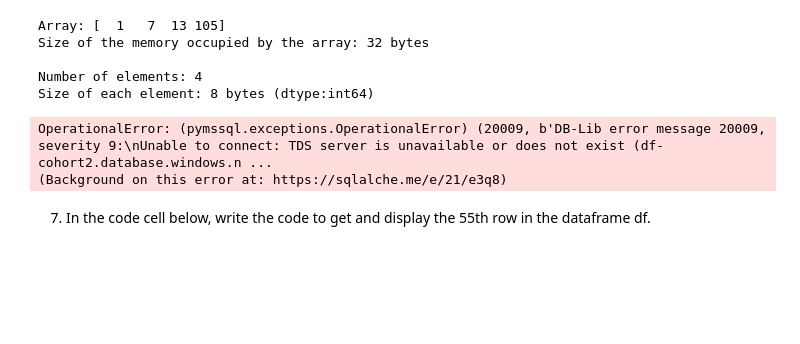
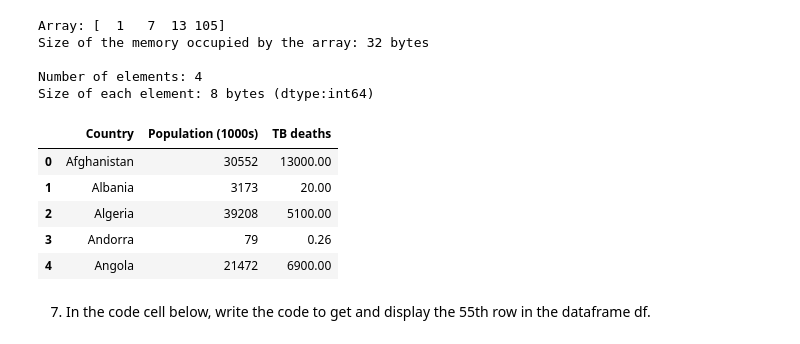
Before and after one commit to osazuwamatthewogbebor/dataraflow-internship, a Jupyter notebook: Week-6/Week_6_Take_Home.ipynb, the cells around one changed output. Saved outputs shown, nothing was run; the diff lists cells and outputs as text; code cells hidden in the pictures; blank space fills up the shorter version.

```diff
--- a/Week-6/Week_6_Take_Home.ipynb
+++ b/Week-6/Week_6_Take_Home.ipynb
@@ -22,16 +14,0 @@ import os
-# %%
-import sys
-import pathlib
-import pandas as pd
-
-# Adjust display options for clean DataFrame previewing
-pd.set_option('display.max_columns', None)
-pd.set_option('display.max_rows', 20)
-
-# Ensure project root / db directory is accessible
-_p = pathlib.Path.cwd()
-while _p != _p.parent and not (_p / 'db' / 'dataraflow_db.py').exists():
-    _p = _p.parent
-sys.path.insert(0, str(_p))
-
-from db.dataraflow_db import run_query
@@ -209,11 +171,23 @@ Size of the memory occupied by the array: 32 bytes
 Number of elements: 4
 Size of each element: 8 bytes (dtype:int64)
 # %%
-df = run_query("SELECT * FROM week06.who_pop_tb_all")
+import pathlib, pandas as pd
+from db.dataraflow_db import run_query
+
+csv_path = pathlib.Path("who_pop_tb_all.csv")
+if csv_path.exists():
+    df = pd.read_csv(csv_path)
+else:
+    df = run_query("SELECT * FROM week06.who_pop_tb_all")
+    df.to_csv(csv_path, index=False)
 df.head()
 # %% [output]
-OperationalError: (pymssql.exceptions.OperationalError) (20009, b'DB-Lib error message 20009, severity 9:\nUnable to connect: TDS server is unavailable or does not exist (df-cohort2.database.windows.n ...
-(Background on this error at: https://sqlalche.me/e/21/e3q8)
+|  | Country | Population (1000s) | TB deaths |
+| 0 | Afghanistan | 30552 | 13000.00 |
+| 1 | Albania | 3173 | 20.00 |
+| 2 | Algeria | 39208 | 5100.00 |
+| 3 | Andorra | 79 | 0.26 |
+| 4 | Angola | 21472 | 6900.00 |
 # %% [markdown]
 7. In the code cell below, write the code to get and display the 55th row in the dataframe df.
 # %%
```
Also changed, not shown: parts of 43 cells of this notebook, 2 other files.
